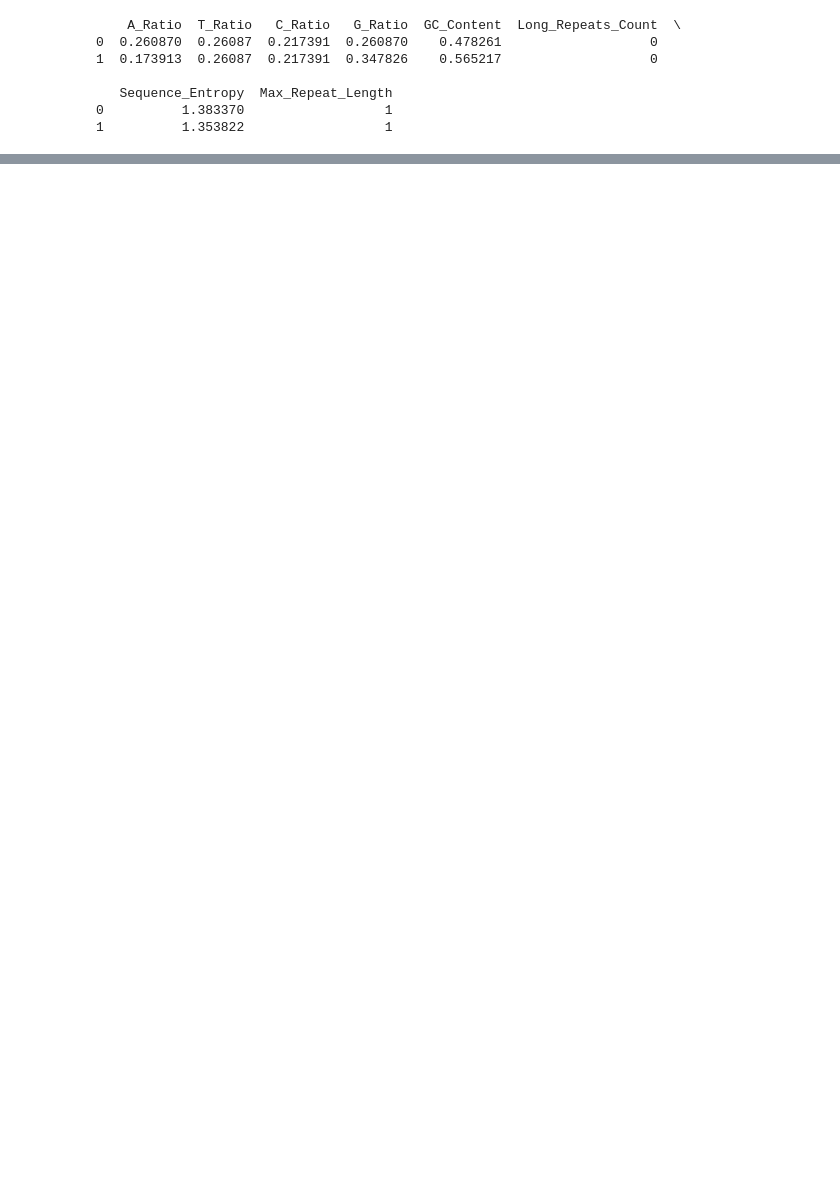
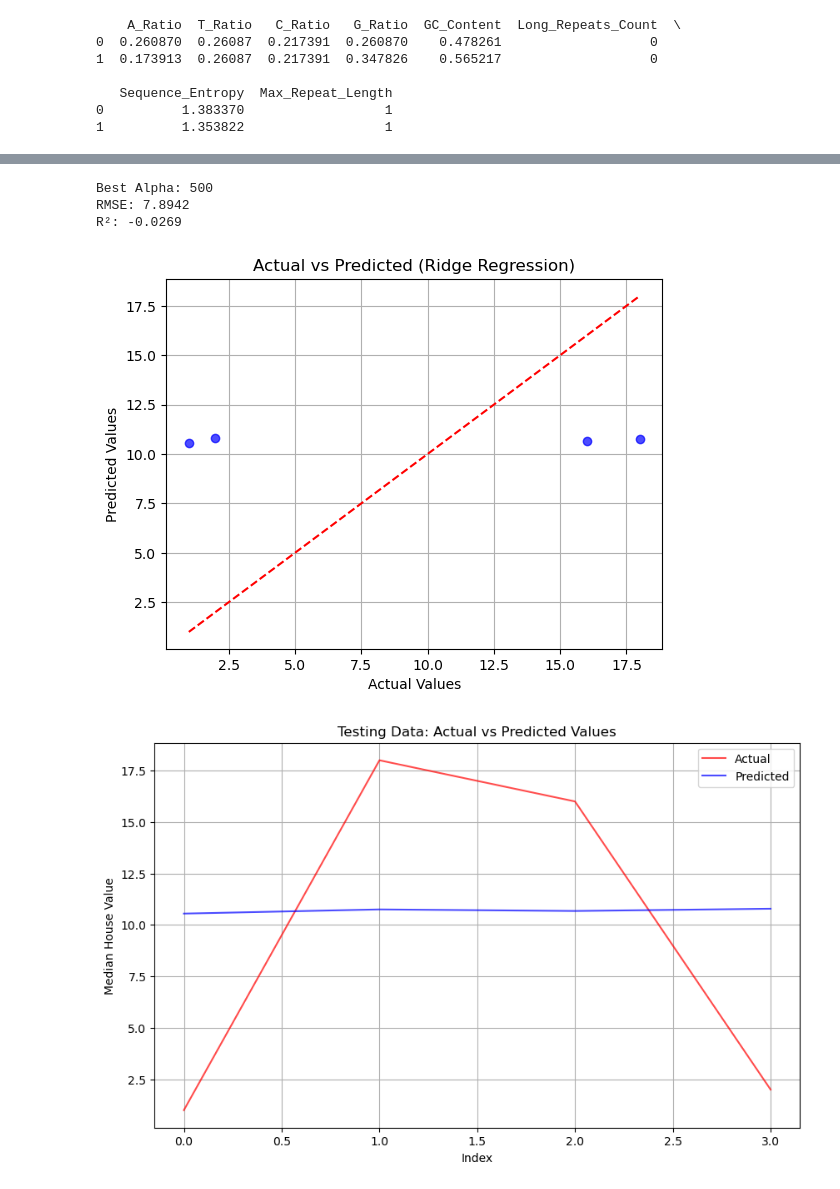
Before and after one commit to darkghost688/6360finalpfoject, a Jupyter notebook: nifH.ipynb, the cells around one changed output, grey strips where cells are left out. Saved outputs shown, nothing was run; the diff lists cells and outputs as text; code cells hidden in the pictures; blank space fills up the shorter version.

Commit message:
fix the model

```diff
--- a/nifH.ipynb
+++ b/nifH.ipynb
@@ -270,0 +454,72 @@ print(features_df)
+# %%
+from sklearn.model_selection import GridSearchCV, train_test_split
+from sklearn.linear_model import Ridge
+from sklearn.pipeline import Pipeline
+from sklearn.preprocessing import StandardScaler
+from sklearn.metrics import mean_squared_error, r2_score
+import numpy as np
+import matplotlib.pyplot as plt
+
+# 确保有数据集可用
+# 这里假设你的 df 已经包含了特征和目标变量，并且目标变量是回归值，而不是分类标签
+X = df.drop(columns=['Sample'])  # 假设目标列是 'Sample'
+y = df['Sample']  # 目标列 'Sample'
+
+# 划分训练集和测试集
+X_train, X_test, y_train, y_test = train_test_split(X, y, test_size=0.2, random_state=42)
+
+# Define a pipeline with scaling and Ridge Regression
+pipeline = Pipeline([
+    ('scaler', StandardScaler()),
+    ('ridge', Ridge())
+])
+
+# Define hyperparameter grid for alpha
+param_grid = {
+    'ridge__alpha': [0.01, 0.1, 1, 10, 100, 200, 500]
+}
+
+# Use GridSearchCV for hyperparameter tuning
+ridge_grid = GridSearchCV(estimator=pipeline, param_grid=param_grid, cv=5, scoring='neg_mean_squared_error')
+ridge_grid.fit(X_train, y_train)
+
+# Best alpha value
+best_alpha = ridge_grid.best_params_['ridge__alpha']
+print(f"Best Alpha: {best_alpha}")
+
+# Predict on test set
+y_pred = ridge_grid.best_estimator_.predict(X_test)
+
+# Calculate RMSE and R^2
+mse = mean_squared_error(y_test, y_pred)
+rmse_ridge = np.sqrt(mse)
+r2_ridge = r2_score(y_test, y_pred)
+
+print(f"RMSE: {rmse_ridge:.4f}")
+print(f"R²: {r2_ridge:.4f}")
+
+# Scatter plot for actual vs predicted
+plt.scatter(y_test, y_pred, alpha=0.7, color='b')
+plt.plot([y_test.min(), y_test.max()], [y_test.min(), y_test.max()], 'r--')
+plt.title('Actual vs Predicted (Ridge Regression)')
+plt.xlabel('Actual Values')
+plt.ylabel('Predicted Values')
+plt.grid()
+plt.show()
+
+# Plot: Actual vs Predicted values
+plt.figure(figsize=(10, 6))
+plt.plot(range(len(y_test)), y_test, label="Actual", color="red", alpha=0.7)
+plt.plot(range(len(y_pred)), y_pred, label="Predicted", color="blue", alpha=0.7)
+plt.title("Testing Data: Actual vs Predicted Values")
+plt.xlabel("Index")
+plt.ylabel("Median House Value")
+plt.legend()
+plt.grid()
+plt.show()
+# %% [output]
+Best Alpha: 500
+RMSE: 7.8942
+R²: -0.0269
+[figure, added]
+[figure, added]
```
Also changed, not shown: parts of 7 cells of this notebook, 1 other file.
